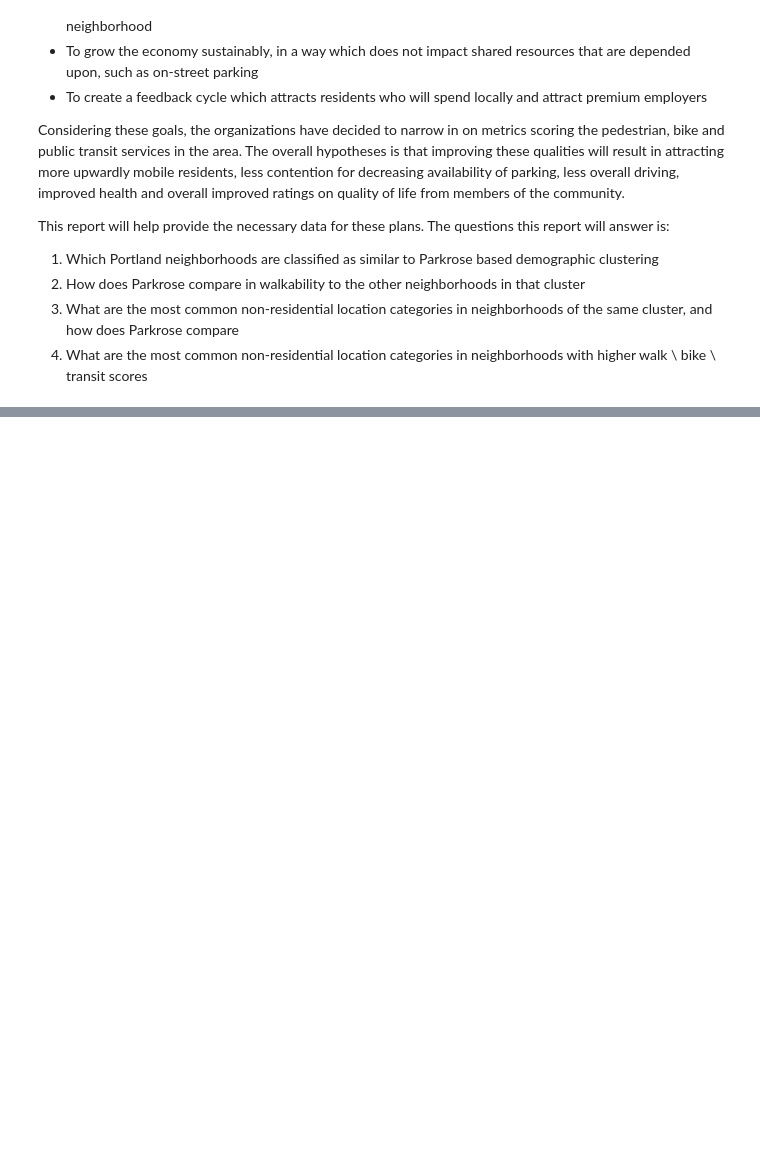
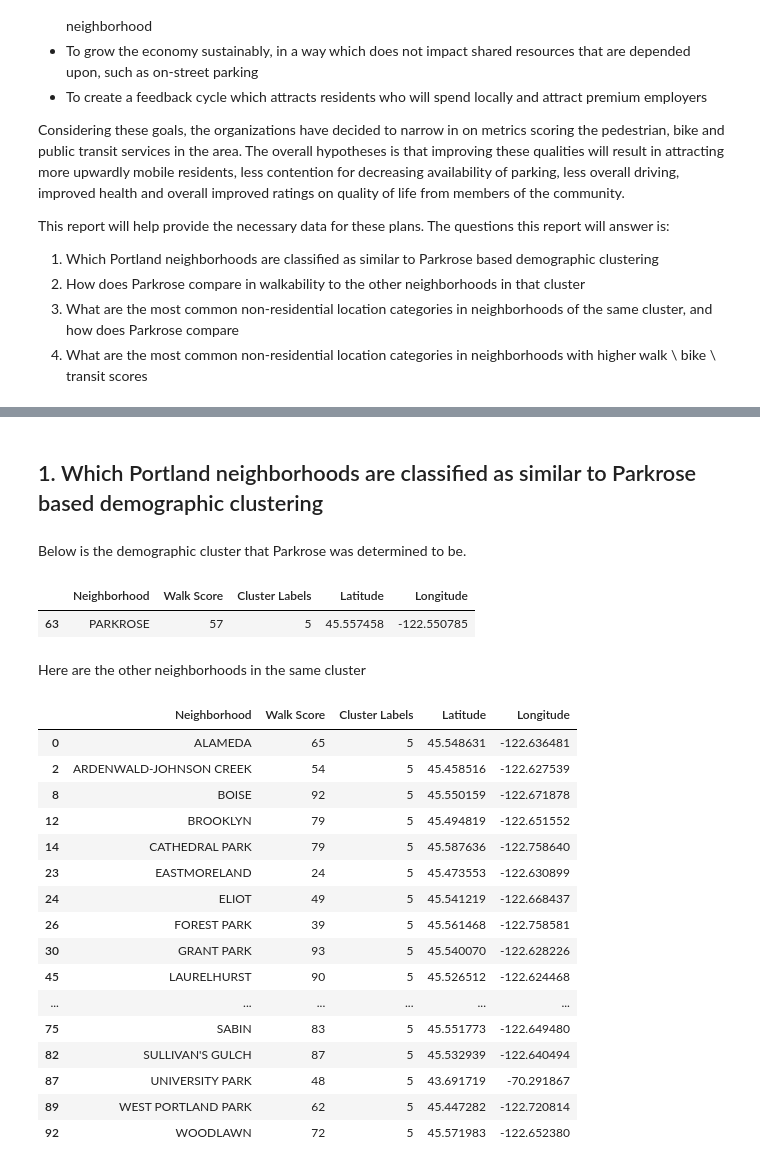
Before and after one commit to matthewgsullivan/Applied_Data_Science_Capstone, a Jupyter notebook: Final Capstone Project - M. Sullivan.ipynb, the cells around one changed output, grey strips where cells are left out. Cells and saved outputs as stored; diff of their text form; code cells hidden in the pictures; blank space fills up the shorter version.

```diff
--- a/Final Capstone Project - M. Sullivan.ipynb
+++ b/Final Capstone Project - M. Sullivan.ipynb
@@ -59,0 +872,27 @@ The data source for the location information in the report will be the Places AP
+# %%
+df_demographics_clustering = df_demographics[['population_female_Under_5', 'population_male_5_to_9',
+       'population_female_5_to_9', 'population_male_10_to_14',
+       'population_female_10_to_14', 'population_male_15_to_17',
+       'population_female_15_to_17', 'population_male_18_to_19',
+       'population_female_18_and_19', 'population_male_20_to_24',
+       'population_female_20_to_24', 'population_male_25_to_29',
+       'population_female_25_to_29', 'population_male_30_to_34',
+       'population_female_30_to_34', 'population_male_35_to_39',
+       'population_female_35_to_39', 'population_male_40_to_44',
+       'population_female_40_to_44', 'population_male_45_to_49',
+       'population_female_45_to_49', 'population_male_50_to_54',
+       'population_female_50_to_54', 'population_male_55_to_59',
+       'population_female_55_to_59', 'population_male_60_to_64',
+       'population_female_60_to_64', 'population_male_65_to_69',
+       'population_female_65_to_69', 'population_male_70_to_74',
+       'population_female_70_to_74', 'population_male_75_to_79',
+       'population_female_75_to_79', 'population_male_80_to_84',
+       'population_female_80_to_84', 'population_male_85_and_over',
+       'population_female_85_and_over', 'multiperson_nonfamily_households',
+       'home_owned_with_mortgage_or_loan', 'home_owned_free_and_clear',
+       'home_rented', 'all_one_person_household', 'all_family_household',
+       'total_households', 'all_non_family_household']].copy()
+
+df_demographics_clustering.reset_index(inplace = True)
+df_demographics_clustering = df_demographics_clustering.drop(['neighborhood'], axis=1)
+df_demographics_clustering = df_demographics_clustering.dropna(axis = 0, how ='any')
@@ -59,0 +964,31 @@ The data source for the location information in the report will be the Places AP
+# %% [markdown]
+## 1.	Which Portland neighborhoods are classified as similar to Parkrose based demographic clustering
+# %% [markdown]
+Below is the demographic cluster that Parkrose was determined to be.
+# %%
+demographics_neighborhoods_df.loc[demographics_neighborhoods_df['Neighborhood'] == 'PARKROSE']
+# %% [output]
+|  | Neighborhood | Walk Score | Cluster Labels | Latitude | Longitude |
+| 63 | PARKROSE | 57 | 5 | 45.557458 | -122.550785 |
+# %% [markdown]
+Here are the other neighborhoods in the same cluster
+# %%
+demographics_neighborhoods_df.loc[demographics_neighborhoods_df['Cluster Labels'] == 5]
+# %% [output]
+|  | Neighborhood | Walk Score | Cluster Labels | Latitude | Longitude |
+| 0 | ALAMEDA | 65 | 5 | 45.548631 | -122.636481 |
+| 2 | ARDENWALD-JOHNSON CREEK | 54 | 5 | 45.458516 | -122.627539 |
+| 8 | BOISE | 92 | 5 | 45.550159 | -122.671878 |
+| 12 | BROOKLYN | 79 | 5 | 45.494819 | -122.651552 |
+| 14 | CATHEDRAL PARK | 79 | 5 | 45.587636 | -122.758640 |
+| 23 | EASTMORELAND | 24 | 5 | 45.473553 | -122.630899 |
+| 24 | ELIOT | 49 | 5 | 45.541219 | -122.668437 |
+| 26 | FOREST PARK | 39 | 5 | 45.561468 | -122.758581 |
+| 30 | GRANT PARK | 93 | 5 | 45.540070 | -122.628226 |
+| 45 | LAURELHURST | 90 | 5 | 45.526512 | -122.624468 |
+| ... | ... | ... | ... | ... | ... |
+| 75 | SABIN | 83 | 5 | 45.551773 | -122.649480 |
+| 82 | SULLIVAN'S GULCH | 87 | 5 | 45.532939 | -122.640494 |
+| 87 | UNIVERSITY PARK | 48 | 5 | 43.691719 | -70.291867 |
+| 89 | WEST PORTLAND PARK | 62 | 5 | 45.447282 | -122.720814 |
+| 92 | WOODLAWN | 72 | 5 | 45.571983 | -122.652380 |
```
Also changed, not shown: parts of 114 cells of this notebook.
